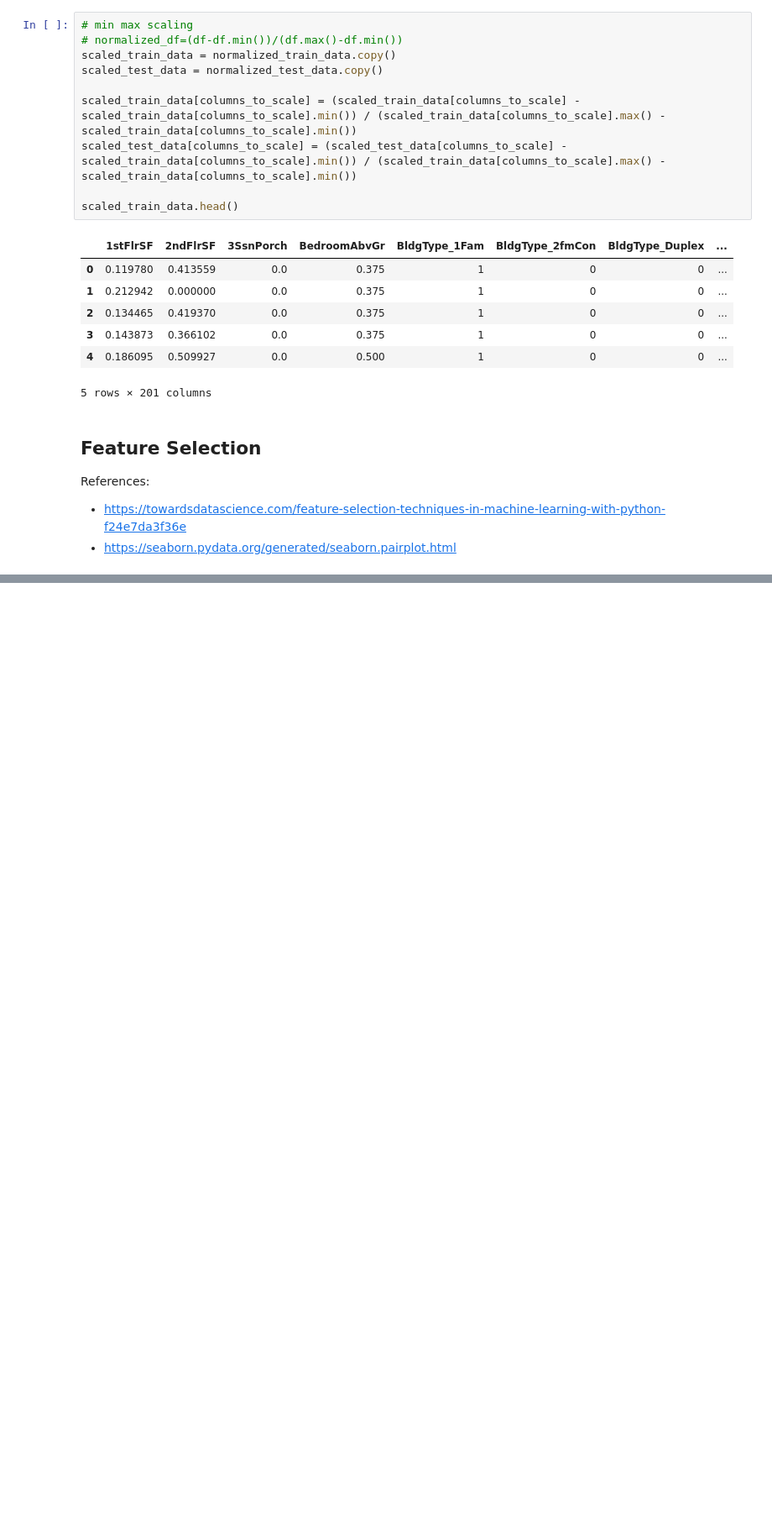
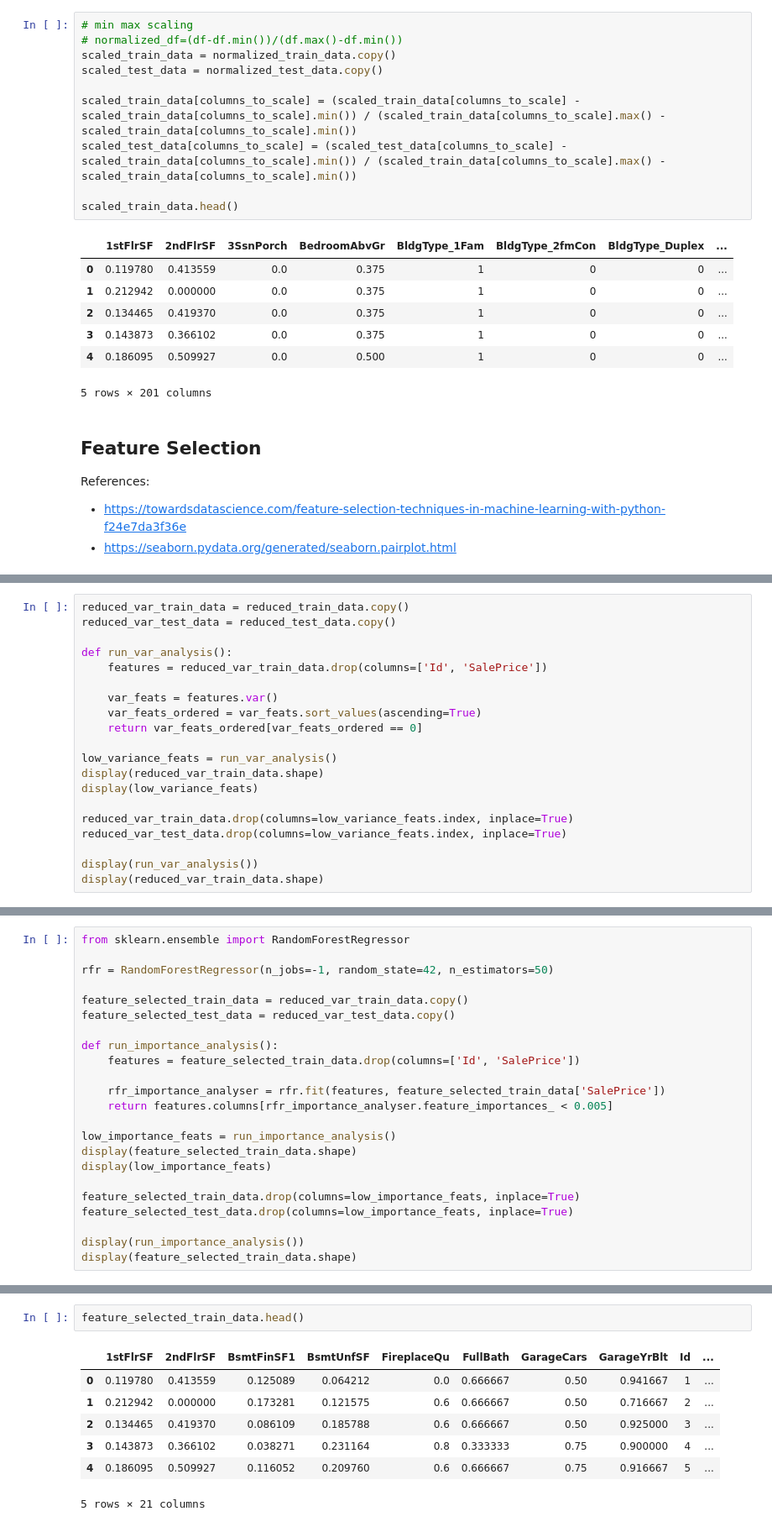
Before and after one commit to adrifmonte/house-prices, a Jupyter notebook: house-prices-part-2.ipynb, the cells around one changed output, grey strips where cells are left out. Shown at 84% size. Cells and saved outputs as stored; diff of their text form; blank space fills up the shorter version.

```diff
--- a/house-prices-part-2.ipynb
+++ b/house-prices-part-2.ipynb
@@ -186,0 +304,20 @@ References:
+# %%
+reduced_var_train_data = reduced_train_data.copy()
+reduced_var_test_data = reduced_test_data.copy()
+
+def run_var_analysis():
+    features = reduced_var_train_data.drop(columns=['Id', 'SalePrice'])
+
+    var_feats = features.var()
+    var_feats_ordered = var_feats.sort_values(ascending=True)
+    return var_feats_ordered[var_feats_ordered == 0]
+
+low_variance_feats = run_var_analysis()
+display(reduced_var_train_data.shape)
+display(low_variance_feats)
+
+reduced_var_train_data.drop(columns=low_variance_feats.index, inplace=True)
+reduced_var_test_data.drop(columns=low_variance_feats.index, inplace=True)
+
+display(run_var_analysis())
+display(reduced_var_train_data.shape)
@@ -186,0 +335,23 @@ References:
+# %%
+from sklearn.ensemble import RandomForestRegressor
+
+rfr = RandomForestRegressor(n_jobs=-1, random_state=42, n_estimators=50)
+
+feature_selected_train_data = reduced_var_train_data.copy()
+feature_selected_test_data = reduced_var_test_data.copy()
+
+def run_importance_analysis():
+    features = feature_selected_train_data.drop(columns=['Id', 'SalePrice'])
+
+    rfr_importance_analyser = rfr.fit(features, feature_selected_train_data['SalePrice'])
+    return features.columns[rfr_importance_analyser.feature_importances_ < 0.005]
+
+low_importance_feats = run_importance_analysis()
+display(feature_selected_train_data.shape)
+display(low_importance_feats)
+
+feature_selected_train_data.drop(columns=low_importance_feats, inplace=True)
+feature_selected_test_data.drop(columns=low_importance_feats, inplace=True)
+
+display(run_importance_analysis())
+display(feature_selected_train_data.shape)
@@ -186,0 +371,10 @@ References:
+# %%
+feature_selected_train_data.head()
+# %% [output]
+|  | 1stFlrSF | 2ndFlrSF | BsmtFinSF1 | BsmtUnfSF | FireplaceQu | FullBath | GarageCars | GarageYrBlt | Id | ... |
+| 0 | 0.119780 | 0.413559 | 0.125089 | 0.064212 | 0.0 | 0.666667 | 0.50 | 0.941667 | 1 | ... |
+| 1 | 0.212942 | 0.000000 | 0.173281 | 0.121575 | 0.6 | 0.666667 | 0.50 | 0.716667 | 2 | ... |
+| 2 | 0.134465 | 0.419370 | 0.086109 | 0.185788 | 0.6 | 0.666667 | 0.50 | 0.925000 | 3 | ... |
+| 3 | 0.143873 | 0.366102 | 0.038271 | 0.231164 | 0.8 | 0.333333 | 0.75 | 0.900000 | 4 | ... |
+| 4 | 0.186095 | 0.509927 | 0.116052 | 0.209760 | 0.6 | 0.666667 | 0.75 | 0.916667 | 5 | ... |
+5 rows × 21 columns
```
Also changed, not shown: parts of 12 cells of this notebook.
